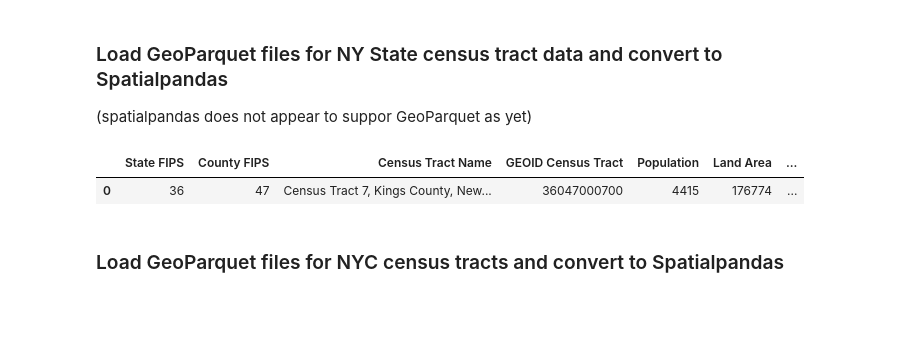
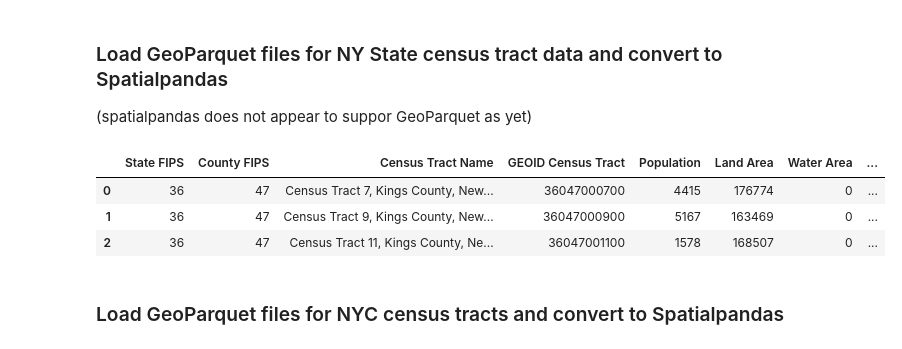
Before and after one commit to flanasonic/visualizing_population_density, a Jupyter notebook: notebooks/04b_Mapping_Population_Datashader.ipynb.ipynb, the cells around one changed output. Saved outputs shown, nothing was run; the diff lists cells and outputs as text; code cells hidden in the pictures; blank space fills up the shorter version.

```diff
--- a/notebooks/04b_Mapping_Population_Datashader.ipynb.ipynb
+++ b/notebooks/04b_Mapping_Population_Datashader.ipynb.ipynb
@@ -50,14 +51,16 @@ warnings.filterwarnings("ignore", category=ShapelyDeprecationWarning)
 # %%
 ny_tracts_parquet = os.path.join(clean_data_dir,'tl_2020_36_tract20.parquet')
 
 df_ny_tracts = gpd.read_parquet(ny_tracts_parquet)
 
 df_ny_tracts = sp.GeoDataFrame(df_ny_tracts)
 
-df_ny_tracts.head(1)
+df_ny_tracts.head(3)
 # %% [output]
-|  | State FIPS | County FIPS | Census Tract Name | GEOID Census Tract | Population | Land Area | ... |
-| 0 | 36 | 47 | Census Tract 7, Kings County, New... | 36047000700 | 4415 | 176774 | ... |
+|  | State FIPS | County FIPS | Census Tract Name | GEOID Census Tract | Population | Land Area | Water Area | ... |
+| 0 | 36 | 47 | Census Tract 7, Kings County, New... | 36047000700 | 4415 | 176774 | 0 | ... |
+| 1 | 36 | 47 | Census Tract 9, Kings County, New... | 36047000900 | 5167 | 163469 | 0 | ... |
+| 2 | 36 | 47 | Census Tract 11, Kings County, Ne... | 36047001100 | 1578 | 168507 | 0 | ... |
 # %% [markdown]
 ### Load GeoParquet files for NYC census tracts and convert to Spatialpandas
 # %%
```
Also changed, not shown: parts of 5 cells of this notebook, 12 other files.
